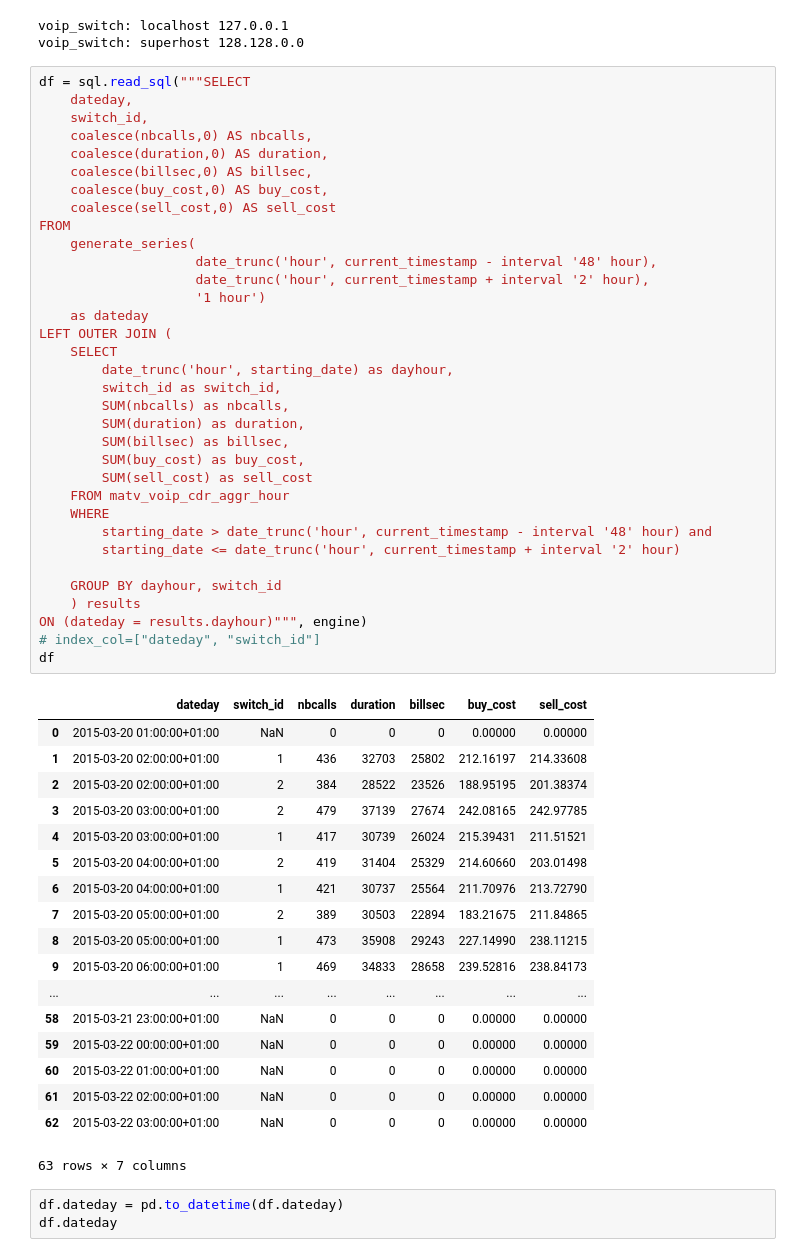
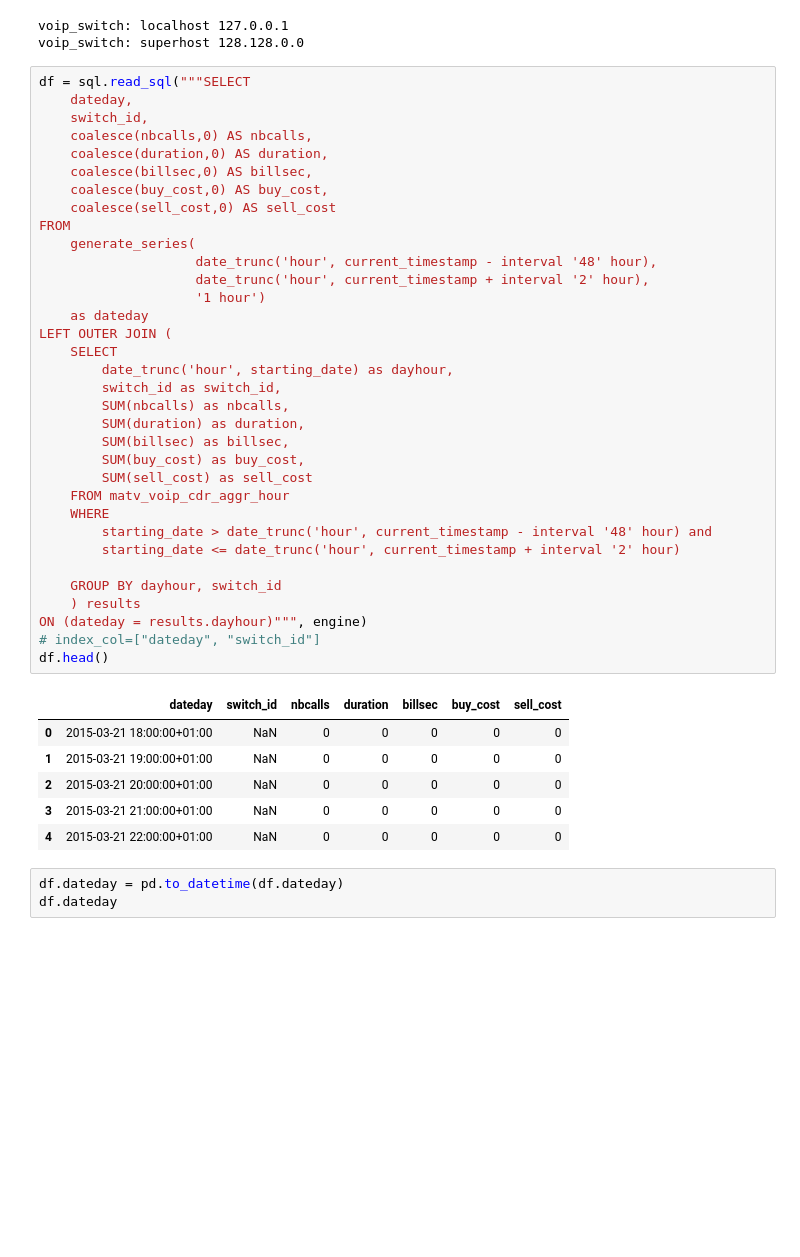
Before and after one commit to cdr-stats/cdr-stats, a Jupyter notebook: addons/notebook/Playgroup_pandas__switch_id_on_matv_voip_cdr_aggr_hour.ipynb, the cells around one changed output. Cells and saved outputs as stored; diff of their text form; blank space fills up the shorter version.

```diff
--- a/addons/notebook/Playgroup_pandas__switch_id_on_matv_voip_cdr_aggr_hour.ipynb
+++ b/addons/notebook/Playgroup_pandas__switch_id_on_matv_voip_cdr_aggr_hour.ipynb
@@ -37,51 +41,39 @@ df = sql.read_sql("""SELECT
     coalesce(duration,0) AS duration,
     coalesce(billsec,0) AS billsec,
     coalesce(buy_cost,0) AS buy_cost,
     coalesce(sell_cost,0) AS sell_cost
 FROM
     generate_series(
                     date_trunc('hour', current_timestamp - interval '48' hour),
                     date_trunc('hour', current_timestamp + interval '2' hour),
                     '1 hour')
     as dateday
 LEFT OUTER JOIN (
     SELECT
         date_trunc('hour', starting_date) as dayhour,
         switch_id as switch_id,
         SUM(nbcalls) as nbcalls,
         SUM(duration) as duration,
         SUM(billsec) as billsec,
         SUM(buy_cost) as buy_cost,
         SUM(sell_cost) as sell_cost
     FROM matv_voip_cdr_aggr_hour
     WHERE
         starting_date > date_trunc('hour', current_timestamp - interval '48' hour) and
         starting_date <= date_trunc('hour', current_timestamp + interval '2' hour)
 
     GROUP BY dayhour, switch_id
     ) results
 ON (dateday = results.dayhour)""", engine)
 # index_col=["dateday", "switch_id"]
-df
+df.head()
 # %% [output]
 |  | dateday | switch_id | nbcalls | duration | billsec | buy_cost | sell_cost |
-| 0 | 2015-03-20 01:00:00+01:00 | NaN | 0 | 0 | 0 | 0.00000 | 0.00000 |
-| 1 | 2015-03-20 02:00:00+01:00 | 1 | 436 | 32703 | 25802 | 212.16197 | 214.33608 |
-| 2 | 2015-03-20 02:00:00+01:00 | 2 | 384 | 28522 | 23526 | 188.95195 | 201.38374 |
-| 3 | 2015-03-20 03:00:00+01:00 | 2 | 479 | 37139 | 27674 | 242.08165 | 242.97785 |
-| 4 | 2015-03-20 03:00:00+01:00 | 1 | 417 | 30739 | 26024 | 215.39431 | 211.51521 |
-| 5 | 2015-03-20 04:00:00+01:00 | 2 | 419 | 31404 | 25329 | 214.60660 | 203.01498 |
-| 6 | 2015-03-20 04:00:00+01:00 | 1 | 421 | 30737 | 25564 | 211.70976 | 213.72790 |
-| 7 | 2015-03-20 05:00:00+01:00 | 2 | 389 | 30503 | 22894 | 183.21675 | 211.84865 |
-| 8 | 2015-03-20 05:00:00+01:00 | 1 | 473 | 35908 | 29243 | 227.14990 | 238.11215 |
-| 9 | 2015-03-20 06:00:00+01:00 | 1 | 469 | 34833 | 28658 | 239.52816 | 238.84173 |
-| ... | ... | ... | ... | ... | ... | ... | ... |
-| 58 | 2015-03-21 23:00:00+01:00 | NaN | 0 | 0 | 0 | 0.00000 | 0.00000 |
-| 59 | 2015-03-22 00:00:00+01:00 | NaN | 0 | 0 | 0 | 0.00000 | 0.00000 |
-| 60 | 2015-03-22 01:00:00+01:00 | NaN | 0 | 0 | 0 | 0.00000 | 0.00000 |
-| 61 | 2015-03-22 02:00:00+01:00 | NaN | 0 | 0 | 0 | 0.00000 | 0.00000 |
-| 62 | 2015-03-22 03:00:00+01:00 | NaN | 0 | 0 | 0 | 0.00000 | 0.00000 |
+| 0 | 2015-03-21 18:00:00+01:00 | NaN | 0 | 0 | 0 | 0 | 0 |
+| 1 | 2015-03-21 19:00:00+01:00 | NaN | 0 | 0 | 0 | 0 | 0 |
+| 2 | 2015-03-21 20:00:00+01:00 | NaN | 0 | 0 | 0 | 0 | 0 |
+| 3 | 2015-03-21 21:00:00+01:00 | NaN | 0 | 0 | 0 | 0 | 0 |
+| 4 | 2015-03-21 22:00:00+01:00 | NaN | 0 | 0 | 0 | 0 | 0 |
-63 rows × 7 columns
 # %%
 df.dateday = pd.to_datetime(df.dateday)
 df.dateday
```
Also changed, not shown: parts of 1 cell of this notebook, 3 other files.
